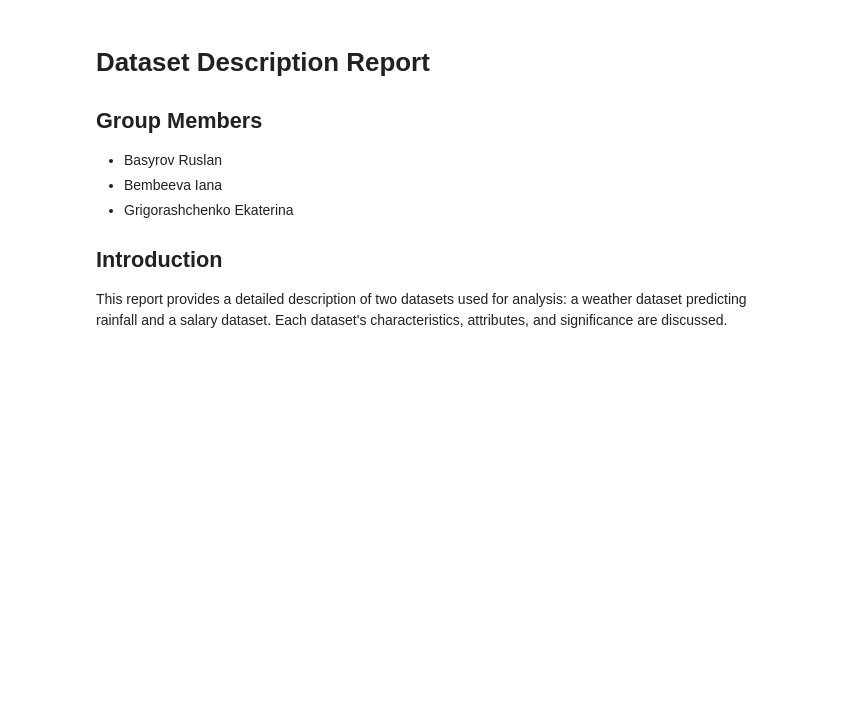
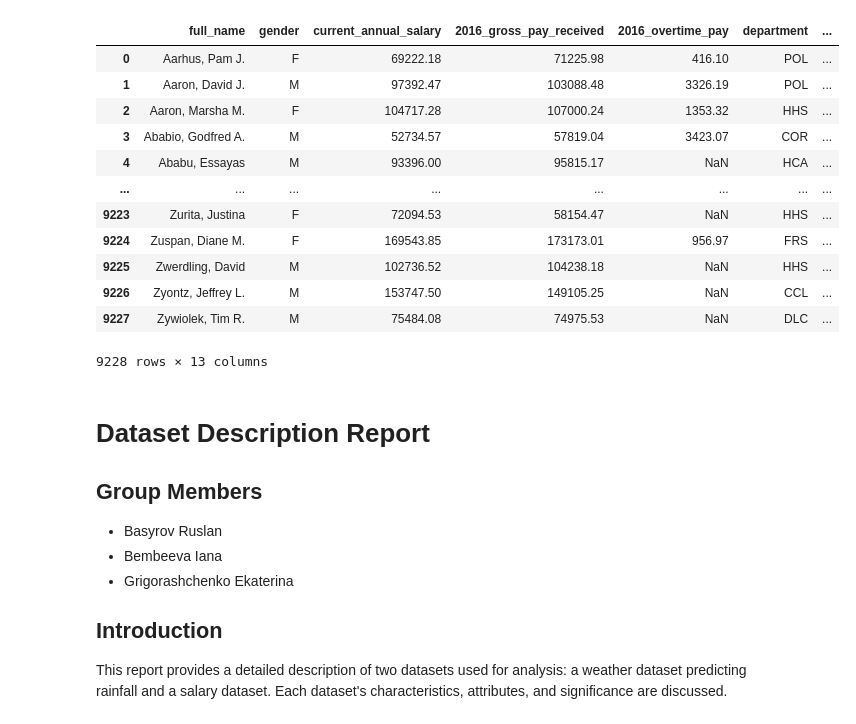
Before and after one commit to johnnymosby/TU-Wien-ML-Group-Project, a Jupyter notebook: Dataset description.ipynb, the cells around one changed output. Drawn from its saved outputs; the diff is of its cells as text; code cells hidden in the pictures; blank space fills up the shorter version.

```diff
--- a/Dataset description.ipynb
+++ b/Dataset description.ipynb
@@ -9,3 +9,19 @@ salaries_dataset = arff.loadarff("salaries.arff")
+# %%
+df
+# %% [output]
+|  | full_name | gender | current_annual_salary | 2016_gross_pay_received | 2016_overtime_pay | department | ... |
+| 0 | Aarhus, Pam J. | F | 69222.18 | 71225.98 | 416.10 | POL | ... |
+| 1 | Aaron, David J. | M | 97392.47 | 103088.48 | 3326.19 | POL | ... |
+| 2 | Aaron, Marsha M. | F | 104717.28 | 107000.24 | 1353.32 | HHS | ... |
+| 3 | Ababio, Godfred A. | M | 52734.57 | 57819.04 | 3423.07 | COR | ... |
+| 4 | Ababu, Essayas | M | 93396.00 | 95815.17 | NaN | HCA | ... |
+| ... | ... | ... | ... | ... | ... | ... | ... |
+| 9223 | Zurita, Justina | F | 72094.53 | 58154.47 | NaN | HHS | ... |
+| 9224 | Zuspan, Diane M. | F | 169543.85 | 173173.01 | 956.97 | FRS | ... |
+| 9225 | Zwerdling, David | M | 102736.52 | 104238.18 | NaN | HHS | ... |
+| 9226 | Zyontz, Jeffrey L. | M | 153747.50 | 149105.25 | NaN | CCL | ... |
+| 9227 | Zywiolek, Tim R. | M | 75484.08 | 74975.53 | NaN | DLC | ... |
+9228 rows × 13 columns
 # %% [markdown]
 # Dataset Description Report
 
```
Also changed, not shown: parts of 4 cells of this notebook.
